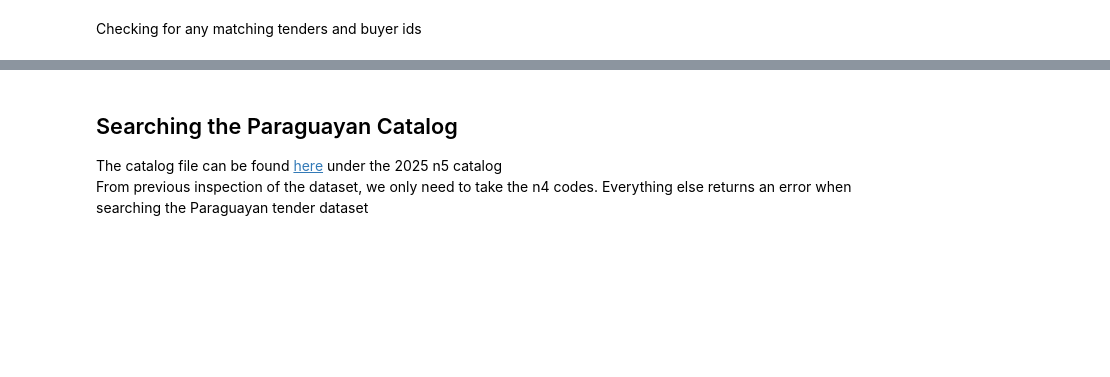
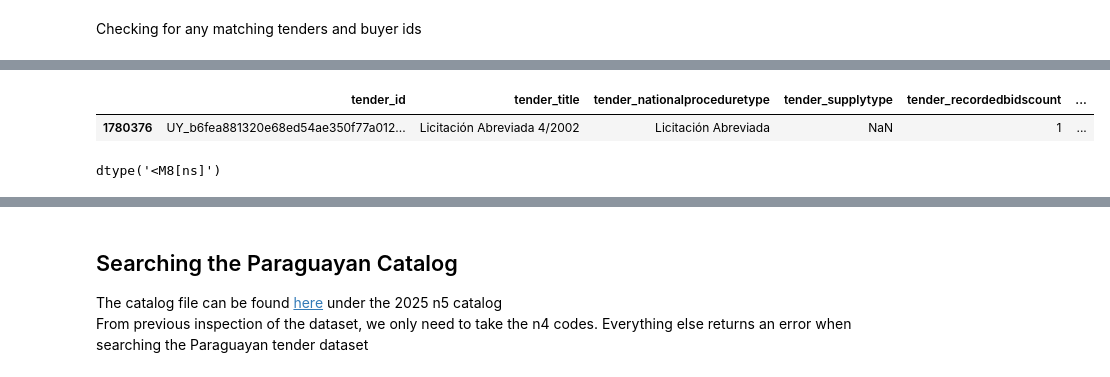
Before and after one commit to aidanlockwood20/MXN442-Assignment2-Project, a Jupyter notebook: report.ipynb, the cells around one changed output, grey strips where cells are left out. Saved outputs shown, nothing was run; the diff lists cells and outputs as text; code cells hidden in the pictures; blank space fills up the shorter version.

Commit message:
Pulling Uruguayan Data Together

```diff
--- a/report.ipynb
+++ b/report.ipynb
@@ -518,6 +552,7 @@ Checking for any matching tenders and buyer ids
 uruguay_public_procurement_catalog['Cód. Artículo'] = uruguay_public_procurement_catalog['Cód. Artículo'].astype(str)
 uruguay_catalog_codes = uruguay_public_procurement_catalog['Cód. Artículo'].unique().tolist()
 # %%
-uruguay_buyer_ids = uruguay_procurement_data['buyer_id'].unique().tolist()
-uruguay_tender_titles = uruguay_procurement_data['tender_title'].unique().tolist()
+uruguay_buyer_ids = uruguay_procurement_data_expanded['buyer_id'].unique().tolist()
+uruguay_supplier_ids = uruguay_procurement_data_expanded['bidder_id'].unique().tolist()
+uruguay_tender_titles = uruguay_procurement_data_expanded['tender_title'].unique().tolist()
 uruguay_product_codes = uruguay_procurement_data_expanded['lot_productCode'].unique().tolist()
@@ -613,0 +649,19 @@ translator.translate('Sobres 100 Azules')
+# %%
+with open(os.path.join(data_folder, 'uruguay_tender_data', '2002', 'a_2002_data.json'), 'r') as f:
+    a_tender_data_2002 = json.load(f)
+
+with open(os.path.join(data_folder, 'uruguay_tender_data', '2002', 'l_2002_data.json'), 'r') as f:
+    l_tender_data_2002 = json.load(f)
+# %%
+date_cols = [
+    'tender_biddeadline',
+    'tender_awarddecisiondate',
+    'tender_publications_firstcallfor'
+]
+
+unique_num_days = 3652 + 1
+
+for col in date_cols:
+    uruguay_procurement_data_expanded[col] = pd.to_datetime(uruguay_procurement_data_expanded[col], unit = 'd', errors = 'coerce')
+
+    uruguay_procurement_data_expanded[f'{col}_corrected'] = (uruguay_procurement_data_expanded[col] - pd.Timedelta(days = unique_num_days))
@@ -613,0 +918,9 @@ translator.translate('Sobres 100 Azules')
+# %%
+uruguay_procurement_data_expanded[uruguay_procurement_data_expanded['quantity'].notnull()]
+# %% [output]
+|  | tender_id | tender_title | tender_nationalproceduretype | tender_supplytype | tender_recordedbidscount | ... |
+| 1780376 | UY_b6fea881320e68ed54ae350f77a012... | Licitación Abreviada 4/2002 | Licitación Abreviada | NaN | 1 | ... |
+# %%
+uruguay_procurement_data_expanded['tender_awarddecisiondate_corrected'].dtype
+# %% [output]
+dtype('<M8[ns]')
```
Also changed, not shown: parts of 13 cells of this notebook, 1 other file.
